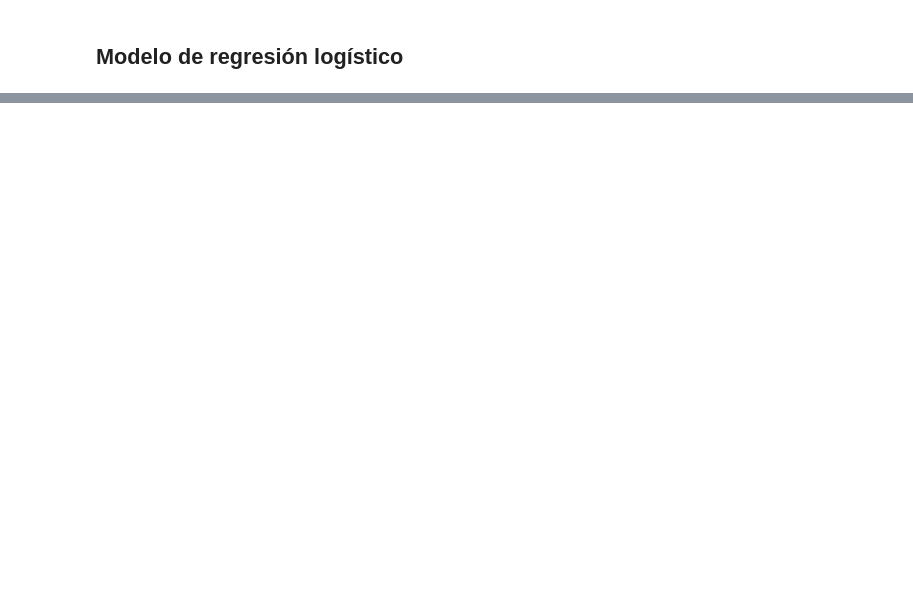
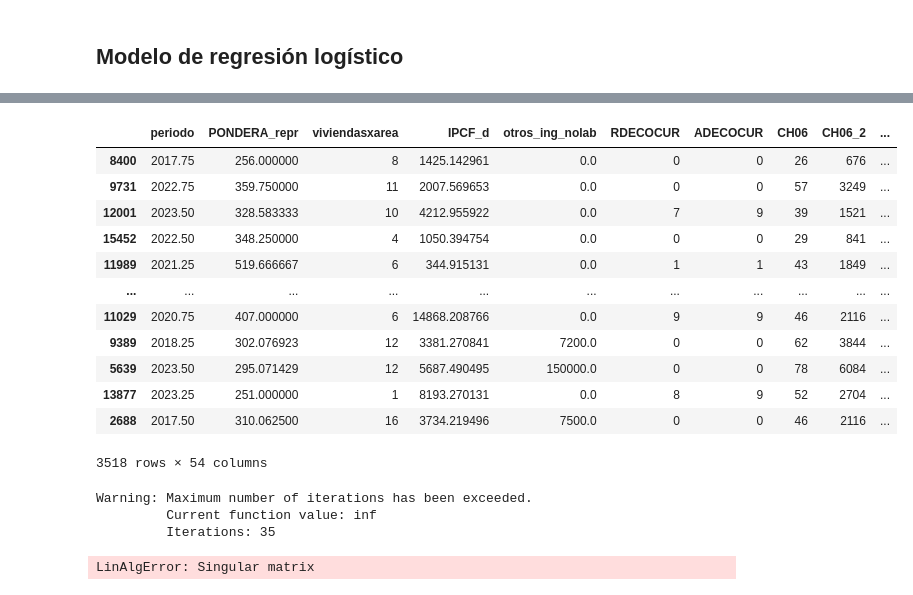
Before and after one commit to celinecabas/Nonresponse-bias-eph, a Jupyter notebook: Scripts/Modelos_probabilidad_respuesta.ipynb, the cells around one changed output, grey strips where cells are left out. Cells and saved outputs as stored; diff of their text form; code cells hidden in the pictures; blank space fills up the shorter version.

```diff
--- a/Scripts/Modelos_probabilidad_respuesta.ipynb
+++ b/Scripts/Modelos_probabilidad_respuesta.ipynb
@@ -62,0 +119,4 @@ memory usage: 59.3+ MB
+# %%
+print('Dimensión de la base (antes): ', individual_NEA.shape)
+individual_NEA = individual_NEA.dropna()
+print('Dimensión de la base (después): ', individual_NEA.shape)
@@ -62,0 +128,16 @@ memory usage: 59.3+ MB
+# %%
+# respuesta de los modelos
+y_R = np.array(individual_NEA[individual_NEA['AGLO_DESC']=='Gran Resistencia']['completo'])
+y_C = np.array(individual_NEA[individual_NEA['AGLO_DESC']=='Corrientes']['completo'])
+y_F = np.array(individual_NEA[individual_NEA['AGLO_DESC']=='Formosa']['completo'])
+y_P = np.array(individual_NEA[individual_NEA['AGLO_DESC']=='Posadas']['completo'])
+# Matriz del modelo
+X_R = individual_NEA[individual_NEA['AGLO_DESC']=='Gran Resistencia'].drop(columns=['completo','estrato','AGLO_DESC'])
+X_C = individual_NEA[individual_NEA['AGLO_DESC']=='Corrientes'].drop(columns=['completo','estrato','AGLO_DESC'])
+X_F = individual_NEA[individual_NEA['AGLO_DESC']=='Formosa'].drop(columns=['completo','estrato','AGLO_DESC'])
+X_P = individual_NEA[individual_NEA['AGLO_DESC']=='Posadas'].drop(columns=['completo','estrato','AGLO_DESC'])
+# Variables para estratificar
+estrato_R = np.array(individual_NEA[individual_NEA['AGLO_DESC']=='Gran Resistencia']['estrato'])
+estrato_C = np.array(individual_NEA[individual_NEA['AGLO_DESC']=='Corrientes']['estrato'])
+estrato_F = np.array(individual_NEA[individual_NEA['AGLO_DESC']=='Formosa']['estrato'])
+estrato_P = np.array(individual_NEA[individual_NEA['AGLO_DESC']=='Posadas']['estrato'])
@@ -62,0 +146,5 @@ memory usage: 59.3+ MB
+# %%
+X_R_train, X_R_test, y_R_train, y_R_test = train_test_split(X_R, y_R, test_size=0.2, stratify=estrato_R) # Gran Resistencia
+X_C_train, X_C_test, y_C_train, y_C_test = train_test_split(X_C, y_C, test_size=0.2, stratify=estrato_C) # Corrientes
+X_F_train, X_F_test, y_F_train, y_F_test = train_test_split(X_F, y_F, test_size=0.2, stratify=estrato_F) # Formosa
+X_P_train, X_P_test, y_P_train, y_P_test = train_test_split(X_P, y_P, test_size=0.2, stratify=estrato_P) # Posadas
@@ -104,0 +196,18 @@ ValueError: Found input variables with inconsistent numbers of samples: [1, 3486
+# %%
+# Diccionario con los datasets
+datasets = {
+    "Resistencia": (X_R_train, y_R_train),
+    "Corrientes": (X_C_train, y_C_train),
+    "Formosa": (X_F_train, y_F_train),
+    "Posadas": (X_P_train, y_P_train)
+}
+
+# Matrices de diseño
+print('Matrices de diseño. Cálculo.')
+designs = {}
+for aglo, (X_train, y_train) in datasets.items():
+    design = ModelSpec(X_train.columns).fit(X_train)
+    X_train = design.transform(X_train)
+    designs[aglo] = design
+    datasets[aglo] = (X_train, y_train)
+    print(f"✅ Matriz de diseño para {aglo}")
@@ -104,0 +261,33 @@ ValueError: Found input variables with inconsistent numbers of samples: [1, 3486
+# %%
+X_train
+# %% [output]
+|  | periodo | PONDERA_repr | viviendasxarea | IPCF_d | otros_ing_nolab | RDECOCUR | ADECOCUR | CH06 | CH06_2 | ... |
+| 8400 | 2017.75 | 256.000000 | 8 | 1425.142961 | 0.0 | 0 | 0 | 26 | 676 | ... |
+| 9731 | 2022.75 | 359.750000 | 11 | 2007.569653 | 0.0 | 0 | 0 | 57 | 3249 | ... |
+| 12001 | 2023.50 | 328.583333 | 10 | 4212.955922 | 0.0 | 7 | 9 | 39 | 1521 | ... |
+| 15452 | 2022.50 | 348.250000 | 4 | 1050.394754 | 0.0 | 0 | 0 | 29 | 841 | ... |
+| 11989 | 2021.25 | 519.666667 | 6 | 344.915131 | 0.0 | 1 | 1 | 43 | 1849 | ... |
+| ... | ... | ... | ... | ... | ... | ... | ... | ... | ... | ... |
+| 11029 | 2020.75 | 407.000000 | 6 | 14868.208766 | 0.0 | 9 | 9 | 46 | 2116 | ... |
+| 9389 | 2018.25 | 302.076923 | 12 | 3381.270841 | 7200.0 | 0 | 0 | 62 | 3844 | ... |
+| 5639 | 2023.50 | 295.071429 | 12 | 5687.490495 | 150000.0 | 0 | 0 | 78 | 6084 | ... |
+| 13877 | 2023.25 | 251.000000 | 1 | 8193.270131 | 0.0 | 8 | 9 | 52 | 2704 | ... |
+| 2688 | 2017.50 | 310.062500 | 16 | 3734.219496 | 7500.0 | 0 | 0 | 46 | 2116 | ... |
+3518 rows × 54 columns
+# %%
+# Crear el modelo Logit
+
+# Extraemos X e y del diccionario
+X_train, y_train = datasets['Corrientes']
+modelo_logit = sm.Logit(y_train, X_train)
+
+# Ajustar el modelo
+resultado = modelo_logit.fit()
+
+# Ver resumen del modelo
+print(resultado.summary())
+# %% [output]
+Warning: Maximum number of iterations has been exceeded.
+         Current function value: inf
+         Iterations: 35
+LinAlgError: Singular matrix
```
Also changed, not shown: parts of 43 cells of this notebook, 6 other files.
